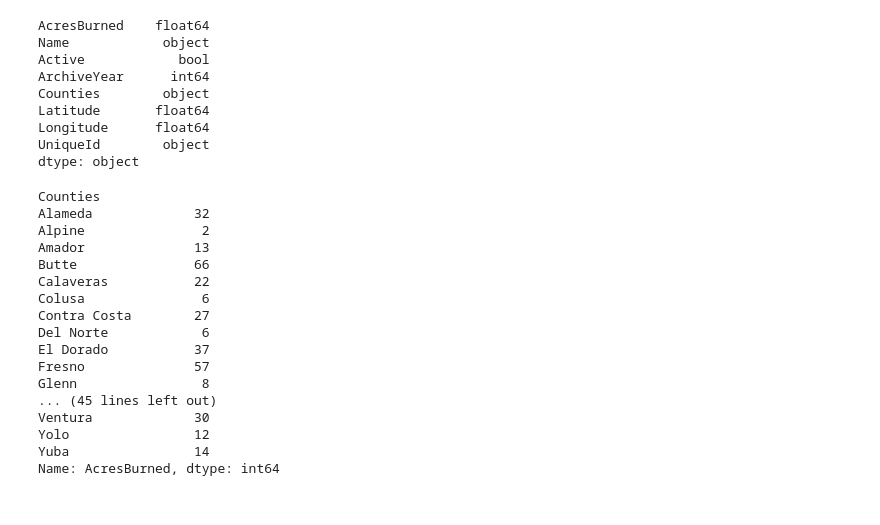
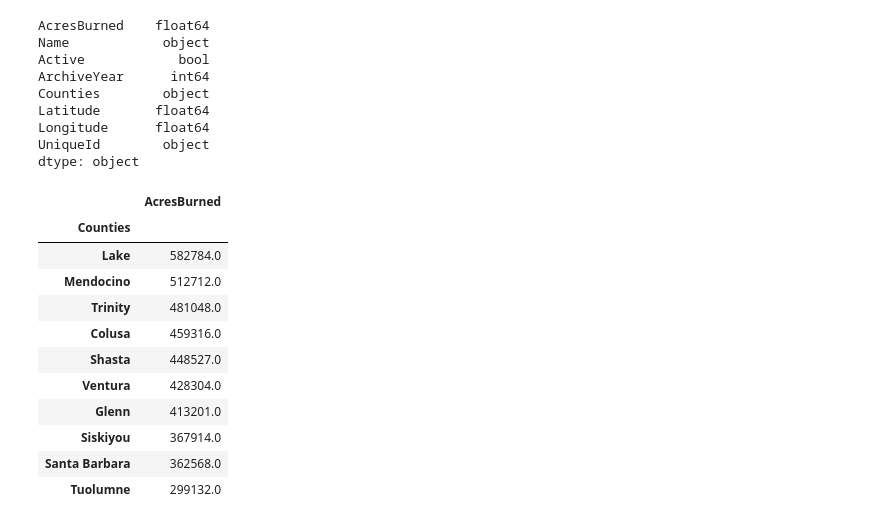
Before and after one commit to SamvsP4K/California_Wildfire_Analysis, a Jupyter notebook: Analysis/Wildfile_Analysis.ipynb, the cells around one changed output. Cells and saved outputs as stored; diff of their text form; code cells hidden in the pictures.

```diff
--- a/Analysis/Wildfile_Analysis.ipynb
+++ b/Analysis/Wildfile_Analysis.ipynb
@@ -69,24 +70,21 @@ dtype: object
 #Filling null values with 0 as there are only 3 in the acres burned with no values
 cleaned_cols = cols.fillna(value=0)
 # %%
-counties_df = cleaned_cols.groupby("Counties").count()["AcresBurned"]
-counties_df
+#Top 10 counties in California with the most acres burned due to wildfires
+counties_df = pd.DataFrame(cleaned_cols.groupby("Counties").sum()["AcresBurned"]).sort_values(by="AcresBurned",ascending=False)
+top_ten_counties_df = counties_df[:10]
+top_ten_counties_df
 # %% [output]
-Counties
-Alameda             32
-Alpine               2
-Amador              13
-Butte               66
-Calaveras           22
-Colusa               6
-Contra Costa        27
-Del Norte            6
-El Dorado           37
-Fresno              57
-Glenn                8
-... (45 lines left out)
-Ventura             30
-Yolo                12
-Yuba                14
-Name: AcresBurned, dtype: int64
+|  | AcresBurned |
+| Counties |  |
+| Lake | 582784.0 |
+| Mendocino | 512712.0 |
+| Trinity | 481048.0 |
+| Colusa | 459316.0 |
+| Shasta | 448527.0 |
+| Ventura | 428304.0 |
+| Glenn | 413201.0 |
+| Siskiyou | 367914.0 |
+| Santa Barbara | 362568.0 |
+| Tuolumne | 299132.0 |
 # %%
```
Also changed, not shown: parts of 3 cells of this notebook.
